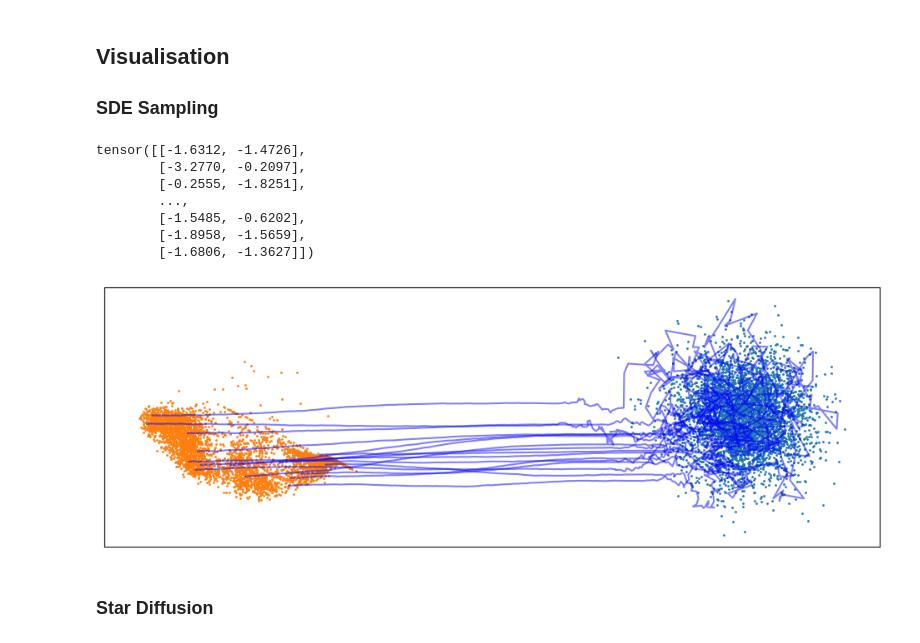
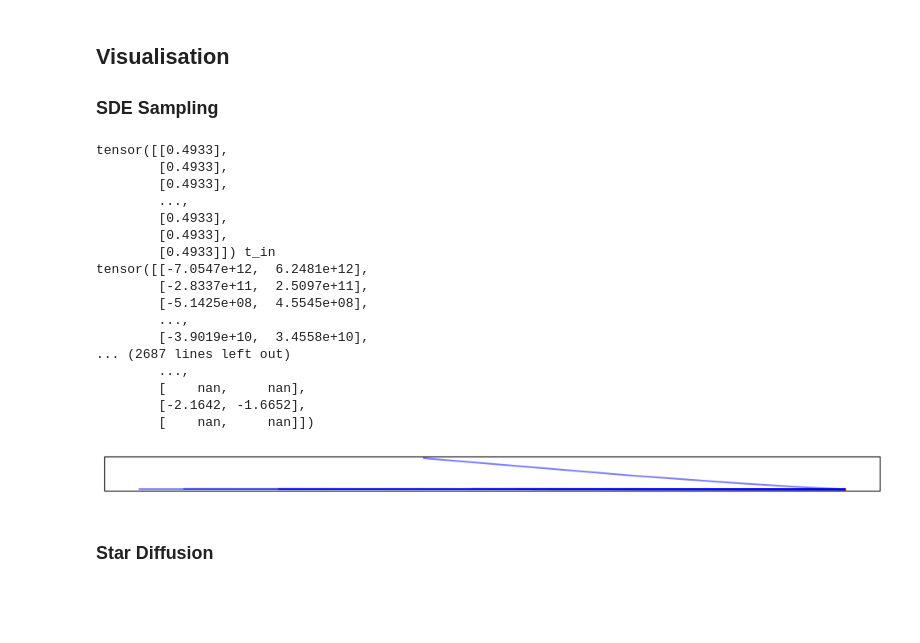
Before and after one commit to Nesta-gitU/discrete_diffusion, a Jupyter notebook: notebooks/ndm_mulan_better.ipynb, the cells around one changed output. Drawn from its saved outputs; the diff is of its cells as text; code cells hidden in the pictures; blank space fills up the shorter version.

```diff
--- a/notebooks/ndm_mulan_better.ipynb
+++ b/notebooks/ndm_mulan_better.ipynb
@@ -720,7 +720,7 @@ class GammaMuLAN(Gamma):
         #if I want the noise injection to not depend on the input, more like vdm, since input dependence will be injected through ndm function transformation, I can just make the input of
         #l1 to be 1. which means the input is just the time t. That is not fully equal to MuLAN since there the a, b, d are dependent only on input not on t.
         #that also mean I will still need to implement the get_gamma method, but not the forward method, we need tdir still.
-        self.model = Net(self.n_features, self.n_features)
+        self.model = Net(2, self.n_features)
         self.l3_a = nn.Linear(self.n_features, self.n_features)
         self.l3_b = nn.Linear(self.n_features, self.n_features)
         self.l3_c = nn.Linear(self.n_features, self.n_features)
@@ -761,10 +761,10 @@ class GammaMuLAN(Gamma):
 
     def _compute_coefficients(self, x):
         _h = self.model(x)
-        _h = torch.nn.functional.silu(self.l2(_h))
         a = self.l3_a(_h)
         b = self.l3_b(_h)
         c = 1e-3 + torch.nn.functional.softplus(self.l3_c(_h))
+        #print(a,b,c)
         return a, b, c
 
     def get_gamma(self, t, x):
@@ -800,23 +800,11 @@ class GammaMuLAN(Gamma):
 from types import SimpleNamespace
 
 mulan_config = SimpleNamespace(
-                gamma_shape=(2,),
+                gamma_shape=(1,),
                 seq_len= 1,
-                embedding_dim= 2,
+                embedding_dim= 1,
                 gamma_min= -13.3,
                 gamma_max= 5.0
                 )
 
 gamma_here = GammaMuLAN(mulan_config)
-with torch.no_grad():
-    t = torch.linspace(0, 1, 300)[:, None]
-    x = gen_data(300)
-    print(x.shape)
-    print(t.shape)
-    g, dgmm = gamma_here(t, x)
-    #print(dgmm)
-
-    #plt.plot(dgmm, label='dg')
-    plt.plot(g, label='g')
-    plt.legend()
-    plt.show()
@@ -1054,19 +1042,19 @@ def train(model, time_sampler, gen_data_f):
         optim.step()
 # %%
 mulan_config = SimpleNamespace(
-                gamma_shape=(2,),
+                gamma_shape=(1,),
                 seq_len= 1,
-                embedding_dim= 2,#2
+                embedding_dim= 1,#2
                 gamma_min= -10, #-13.3
                 gamma_max= 10, # 5
                 learn_tau=False,
                 learn_delta=False
             )
-
+torch.set_grad_enabled(True)
 transform = AffineTransformID()
 #transform = AffineTransformHalfNeural(d=2)
 
-# gamma = GammaLinear()
+#gamma = GammaLinear()
 #gamma = GammaVDM()
 #gamma = GammaBad()
 gamma = GammaMuLAN(mulan_config)
@@ -1078,9 +1066,10 @@ vol_eta = VolatilityEtaOne()
 pred = Predictor(d=2)
 
 ndm = NeuralDiffusion(transform, gamma, vol_eta, pred)
+ndm.train()
 
-#time_sampler = UniformBucketSampler()
-time_sampler = UniformSampler()
+time_sampler = UniformBucketSampler()
+#time_sampler = UniformSampler()
 
 train(model=ndm, time_sampler=time_sampler, gen_data_f=gen_data)
 print("hallo")
@@ -1193,7 +1372,11 @@ def sde(z_in, t_in):
     sigma_2 = gamma.sigma_2(gmm)
     alpha = alpha_2 ** 0.5
     sigma = sigma_2 ** 0.5 #I added this
-
+    if torch.any(torch.isnan(gmm)) or torch.any(torch.isinf(gmm)):
+        print(t_in, "t_in")
+        print(x_, "x_")
+        print(gmm[torch.isnan(gmm)], "gmm")
+        print("gmm is nan or inf")
     #print(gmm, "gmm")
     #print(d_gmm, "d_gmm")
     #print(alpha_2, "alpha_2")
@@ -1211,40 +1394,55 @@ def sde(z_in, t_in):
     #print(sigma_2, "sigma2")
     #print(eta, "eta")
     #print(d_gmm, "d_gmm")
     #print(g, "g")
 
     #drift = -alpha * d_gmm * (1 + eta) / 2 * m_ + \
     #        alpha * d_m_ + \
     #        0.5 * d_gmm * (alpha_2 + eta) * z_in
     eps = (z_in - alpha * m_) / sigma
     alpha_prime = - d_gmm * 0.5 * alpha * (1- alpha_2)
     sigma_prime = 0.5 * d_gmm * sigma * (1 - sigma_2)
     #dz = -alpha * d_gmm + alpha * d_m_ + sigma * d_gmm * eps
     dz = alpha_prime * m_ + alpha * d_m_ + sigma_prime * eps
     drift = dz - 0.5 * (g ** 2) * ((alpha * m_ - z_in) / sigma_2)
 
     #print(eps, "eps")
     #print(alpha_prime, "alpha_prime")
     #print(sigma_prime, "sigma_prime")
     #print(dz, "dz")
     #print(drift, "drift")
+    if torch.any(torch.isnan(drift)) or torch.any(torch.isinf(drift)):
+        print("drift is nan or inf")
+
+    if torch.any(torch.isnan(g)) or torch.any(torch.isinf(g)):
+        print("g is nan or inf")
 
     return drift, g
 
 
 _, (t_steps, path) = solve_sde(sde=sde, z=z, ts=1, tf=0, n_steps=300)
 
 print(path[-1])
 viz_2d_path(t_steps, path, n_lines=16, color="blue")
 # %% [output]
-tensor([[-1.6312, -1.4726],
-        [-3.2770, -0.2097],
-        [-0.2555, -1.8251],
+tensor([[0.4933],
+        [0.4933],
+        [0.4933],
         ...,
-        [-1.5485, -0.6202],
-        [-1.8958, -1.5659],
-        [-1.6806, -1.3627]])
+        [0.4933],
+        [0.4933],
+        [0.4933]]) t_in
+tensor([[-7.0547e+12,  6.2481e+12],
+        [-2.8337e+11,  2.5097e+11],
+        [-5.1425e+08,  4.5545e+08],
+        ...,
+        [-3.9019e+10,  3.4558e+10],
+... (2687 lines left out)
+        ...,
+        [    nan,     nan],
+        [-2.1642, -1.6652],
+        [    nan,     nan]])
-[figure, old version]
+[figure, new version]
 # %% [markdown]
 ### Star Diffusion
 # %%
```
Also changed, not shown: parts of 10 cells of this notebook, 2 other files.
